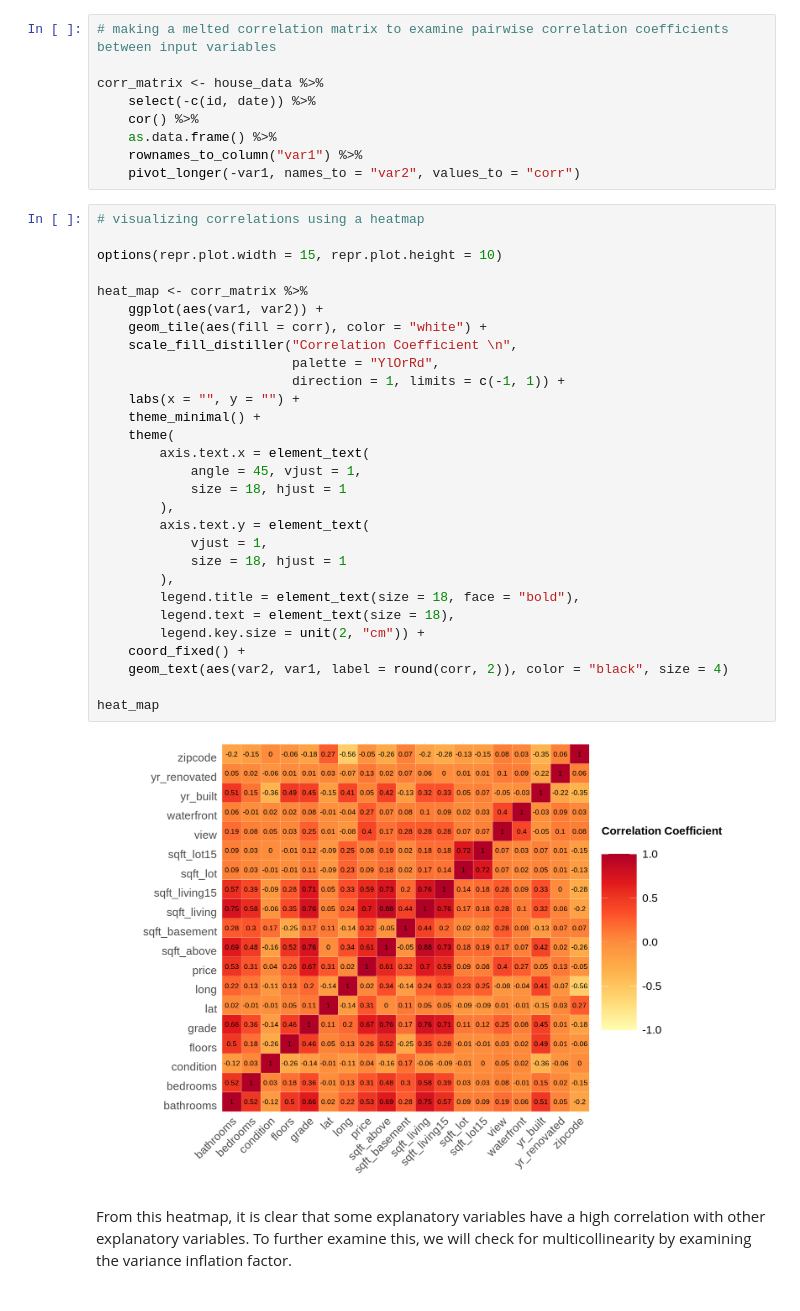
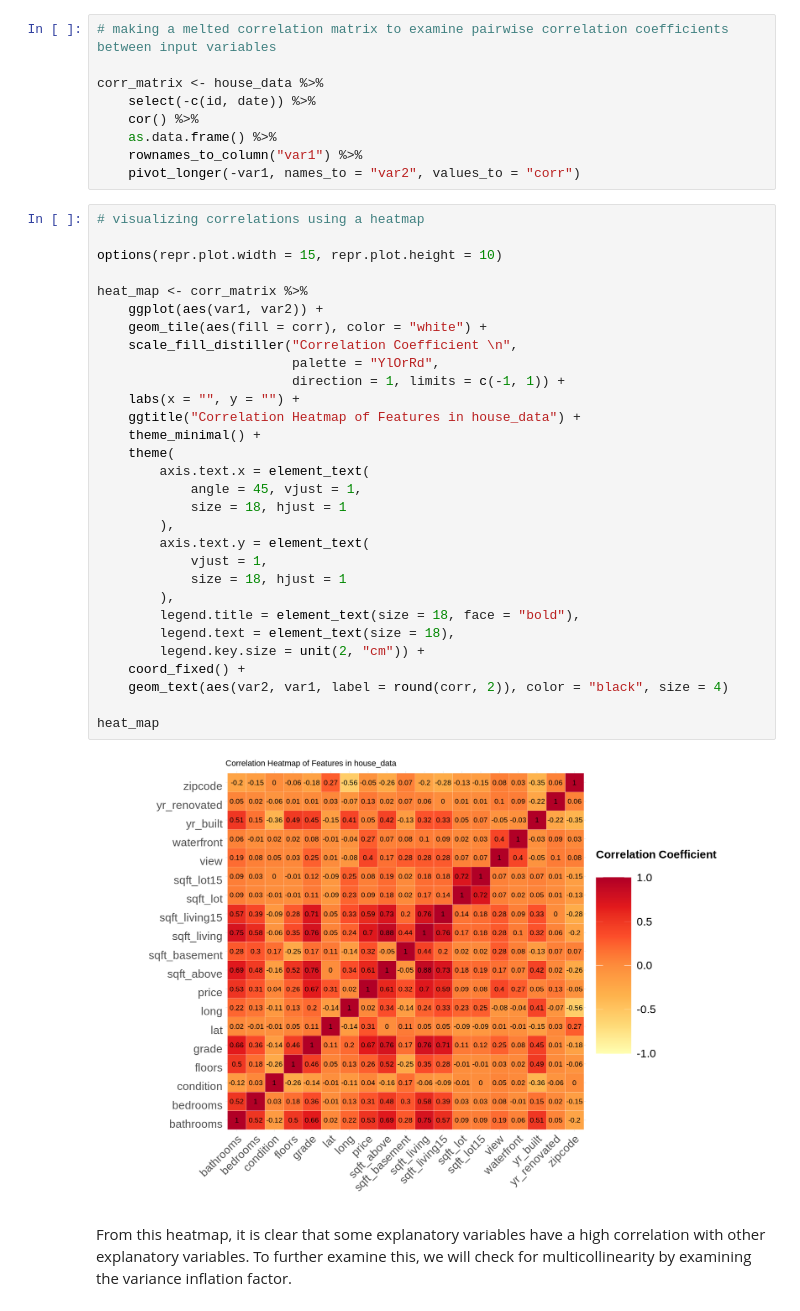
Before and after one commit to sanash43/STAT301, a Jupyter notebook: GroupSubmission(Sana).ipynb, the cells around one changed output. Drawn from its saved outputs; the diff is of its cells as text.

Commit message:
Added title to heatmap

```diff
--- a/GroupSubmission(Sana).ipynb
+++ b/GroupSubmission(Sana).ipynb
@@ -162,34 +162,35 @@ corr_matrix <- house_data %>%
 # %%
 # visualizing correlations using a heatmap
 
 options(repr.plot.width = 15, repr.plot.height = 10)
 
 heat_map <- corr_matrix %>%
     ggplot(aes(var1, var2)) +
     geom_tile(aes(fill = corr), color = "white") +
     scale_fill_distiller("Correlation Coefficient \n",
                          palette = "YlOrRd",
                          direction = 1, limits = c(-1, 1)) +
     labs(x = "", y = "") +
+    ggtitle("Correlation Heatmap of Features in house_data") +
     theme_minimal() +
     theme(
         axis.text.x = element_text(
             angle = 45, vjust = 1,
             size = 18, hjust = 1
         ),
         axis.text.y = element_text(
             vjust = 1,
             size = 18, hjust = 1
         ),
         legend.title = element_text(size = 18, face = "bold"),
         legend.text = element_text(size = 18),
         legend.key.size = unit(2, "cm")) +
     coord_fixed() +
     geom_text(aes(var2, var1, label = round(corr, 2)), color = "black", size = 4)
 
 heat_map
 # %% [output]
-[figure, old version]
+[figure, new version]
 # %% [markdown]
 From this heatmap, it is clear that some explanatory variables have a high correlation with other explanatory variables. To further examine this, we will check for multicollinearity by examining the variance inflation factor.
 # %%
```
Also changed, not shown: parts of 5 cells of this notebook.
